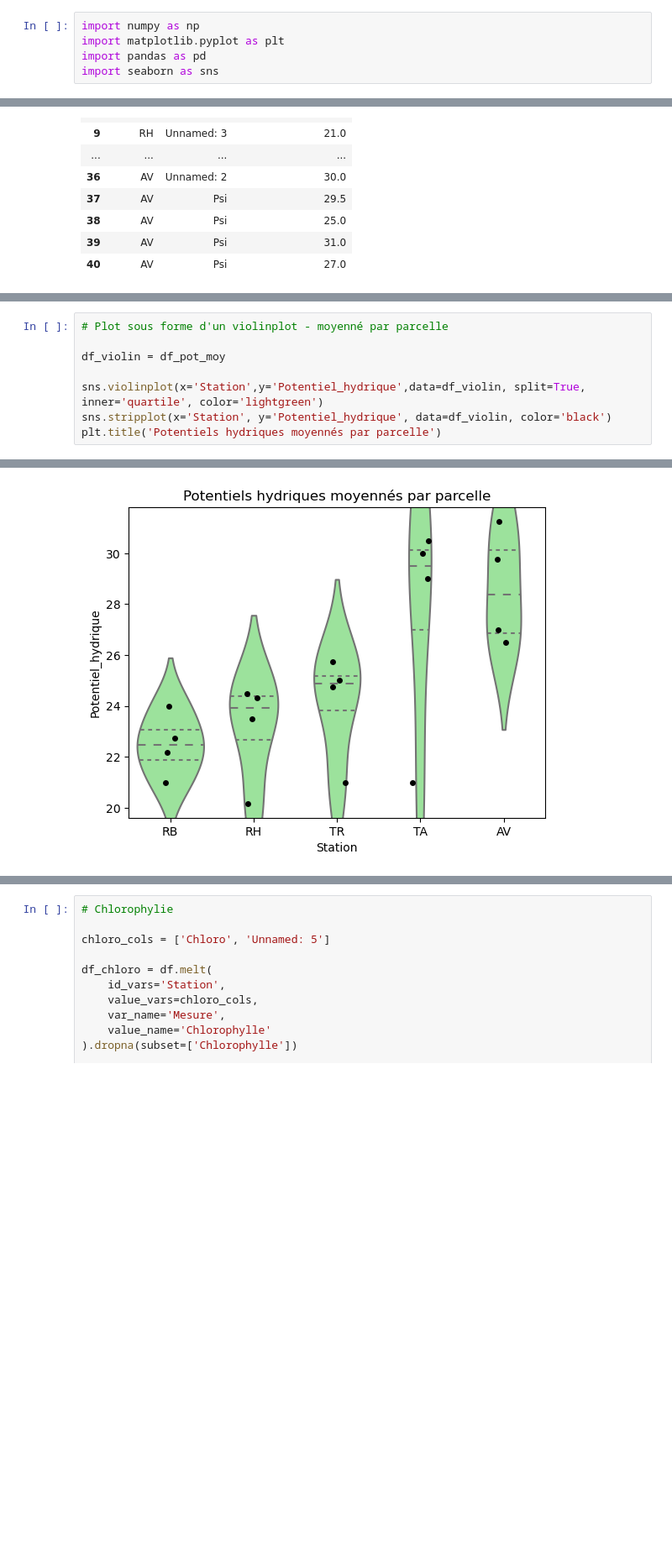
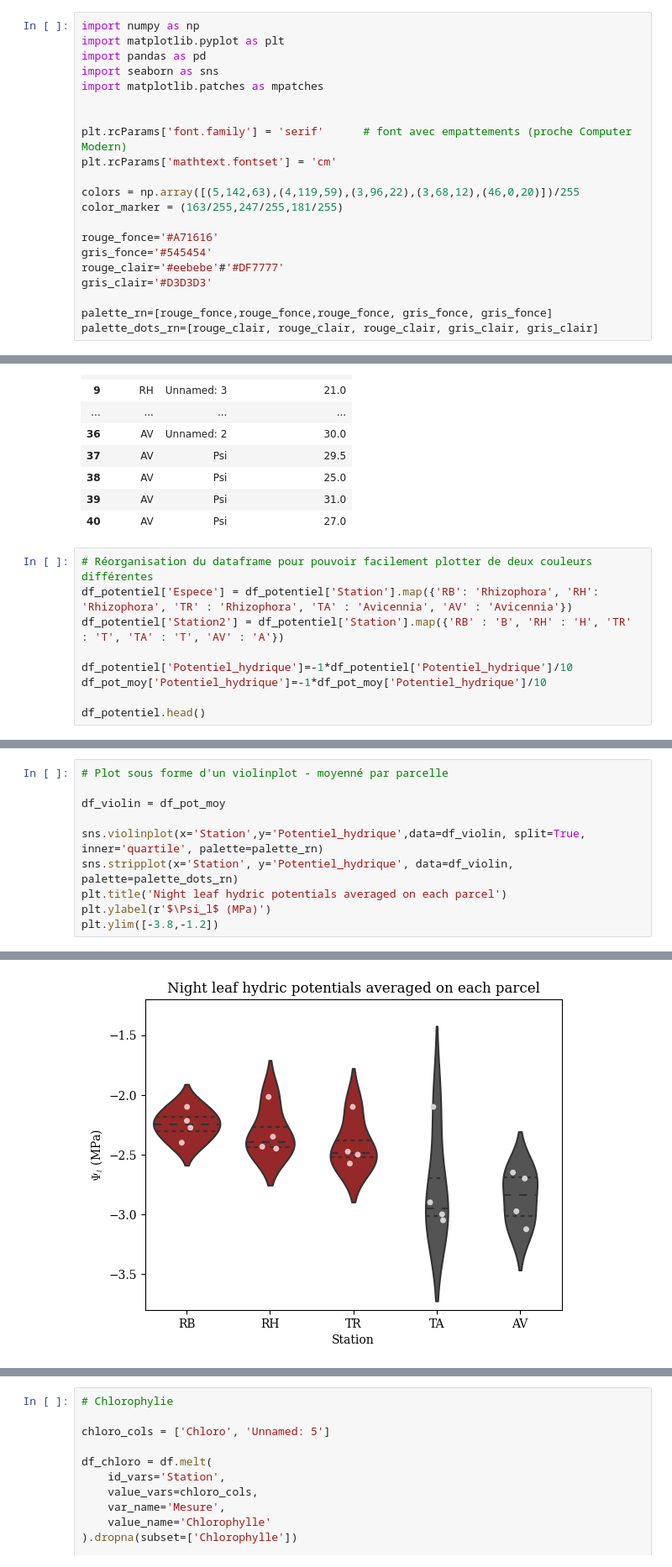
Before and after one commit to arthuserani/BleuAtlantiC_Physics, a Jupyter notebook: Physics-Physiology/potentiels hydriques & chlorophyllie/pot_hydriques.ipynb, the cells around one changed output, grey strips where cells are left out. Shown at 84% size. Cells and saved outputs as stored; diff of their text form; blank space fills up the shorter version.

Commit message:
maj potentiels hydriques
code + data

```diff
--- a/Physics-Physiology/potentiels hydriques & chlorophyllie/pot_hydriques.ipynb
+++ b/Physics-Physiology/potentiels hydriques & chlorophyllie/pot_hydriques.ipynb
@@ -7,6 +7,22 @@ import numpy as np
 import matplotlib.pyplot as plt
 import pandas as pd
 import seaborn as sns
+import matplotlib.patches as mpatches
+
+
+plt.rcParams['font.family'] = 'serif'      # font avec empattements (proche Computer Modern)
+plt.rcParams['mathtext.fontset'] = 'cm'
+
+colors = np.array([(5,142,63),(4,119,59),(3,96,22),(3,68,12),(46,0,20)])/255
+color_marker = (163/255,247/255,181/255)
+
+rouge_fonce='#A71616'
+gris_fonce='#545454'
+rouge_clair='#eebebe'#'#DF7777'
+gris_clair='#D3D3D3'
+
+palette_rn=[rouge_fonce,rouge_fonce,rouge_fonce, gris_fonce, gris_fonce]
+palette_dots_rn=[rouge_clair, rouge_clair, rouge_clair, gris_clair, gris_clair]
 # %%
 df=pd.read_csv('data\data_potentiels_hydriques_0206.csv')
 df['Parcelle']=df['Station']
@@ -92,3 +108,12 @@ df_potentiel
 | 38 | AV | Psi | 25.0 |
 | 39 | AV | Psi | 31.0 |
 | 40 | AV | Psi | 27.0 |
+# %%
+# Réorganisation du dataframe pour pouvoir facilement plotter de deux couleurs différentes
+df_potentiel['Espece'] = df_potentiel['Station'].map({'RB': 'Rhizophora', 'RH': 'Rhizophora', 'TR' : 'Rhizophora', 'TA' : 'Avicennia', 'AV' : 'Avicennia'})
+df_potentiel['Station2'] = df_potentiel['Station'].map({'RB' : 'B', 'RH' : 'H', 'TR' : 'T', 'TA' : 'T', 'AV' : 'A'})
+
+df_potentiel['Potentiel_hydrique']=-1*df_potentiel['Potentiel_hydrique']/10
+df_pot_moy['Potentiel_hydrique']=-1*df_pot_moy['Potentiel_hydrique']/10
+
+df_potentiel.head()
@@ -136,7 +184,9 @@ group1 group2 meandiff p-adj   lower    upper  reject
 
 df_violin = df_pot_moy
 
-sns.violinplot(x='Station',y='Potentiel_hydrique',data=df_violin, split=True, inner='quartile', color='lightgreen')
-sns.stripplot(x='Station', y='Potentiel_hydrique', data=df_violin, color='black')
-plt.title('Potentiels hydriques moyennés par parcelle')
+sns.violinplot(x='Station',y='Potentiel_hydrique',data=df_violin, split=True, inner='quartile', palette=palette_rn)
+sns.stripplot(x='Station', y='Potentiel_hydrique', data=df_violin, palette=palette_dots_rn)
+plt.title('Night leaf hydric potentials averaged on each parcel')
+plt.ylabel(r'$\Psi_l$ (MPa)')
+plt.ylim([-3.8,-1.2])
 # %% [output]
@@ -144 +194 @@ Text(0.5, 1.0, 'Potentiels hydriques moyennés par parcelle')
-[figure, old version]
+[figure, new version]
```
Also changed, not shown: parts of 12 cells of this notebook, 1 other file.
